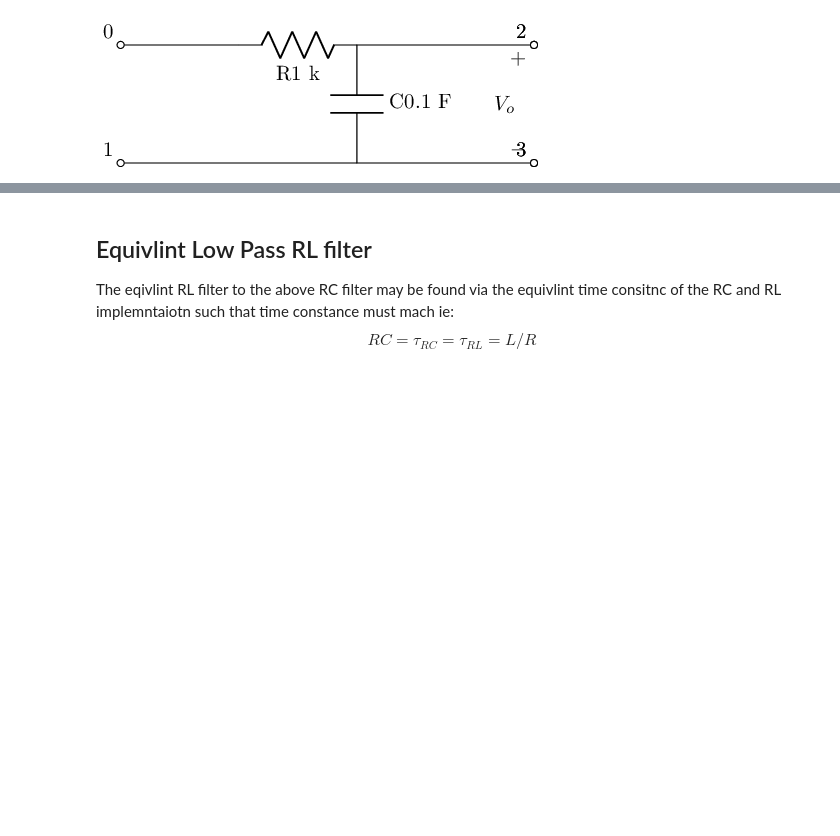
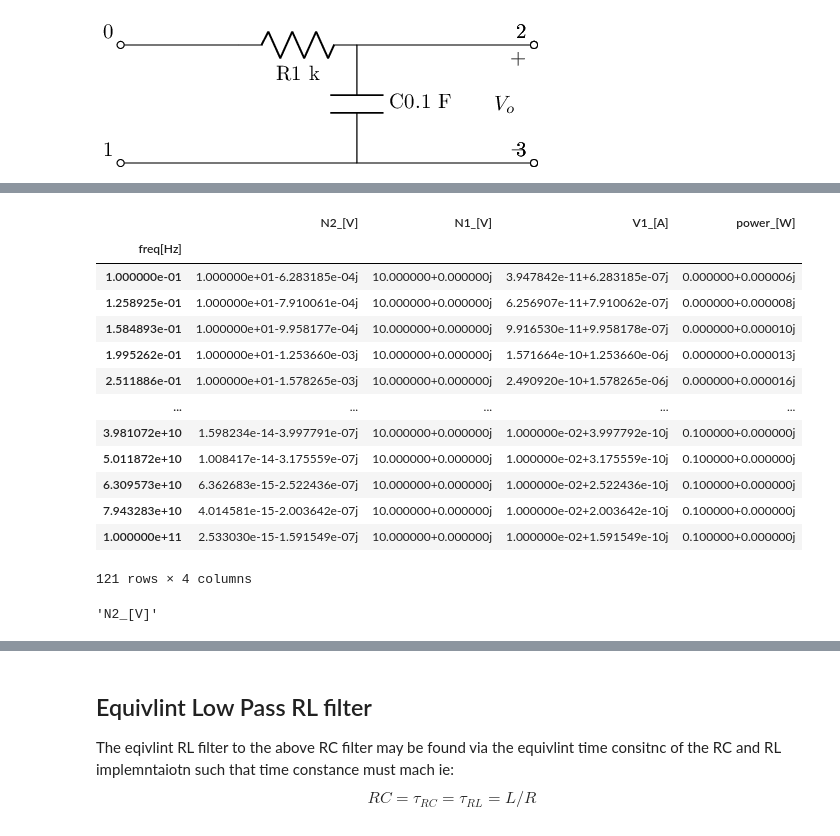
Before and after one commit to PyLCARS/Python-and-SPICE-Book, a Jupyter notebook: _build/jupyter_execute/AC_2/AC_2_RCL_filters.ipynb, the cells around one changed output, grey strips where cells are left out. Saved outputs shown, nothing was run; the diff lists cells and outputs as text; code cells hidden in the pictures; blank space fills up the shorter version.

```diff
--- a/_build/jupyter_execute/AC_2/AC_2_RCL_filters.ipynb
+++ b/_build/jupyter_execute/AC_2/AC_2_RCL_filters.ipynb
@@ -10,33 +11,6 @@ TODO:
 - add rlc filters
 - add filter desighn tool and filter cirucit generation tool
 - discues L->C passive conversion
-# %%
-class ac_ease():
-    def __init__(self, circ_netlist_obj):
-        self.circ_netlist_obj=circ_netlist_obj
-        self._build_table()
-
-    def _build_table(self):
-        self.fsweep_DF=pd.DataFrame(columns=['Start_freq', 'Stop_Freq', 'SamplingInc', 'StepType'])
-        self.fsweep_DF.at[len(self.fsweep_DF)]=[.1@u_Hz, 120@u_GHz, 10, 'decade']
-
-    def ac_sweep_setup(self, Start_freq, Stop_Freq, SamplingInc, StepType, display=False):
-        """
-        TODO:
-            -add assertions and translations for StepType
-            -add force change of 0Hz to .01Hz and warning for sweeps other then linear
-            -add display action
-        """
-        self.fsweep_DF.at[0]=[Start_freq, Stop_Freq, SamplingInc, StepType]
-
-    def _make_sim_control(self):
-        pass
-
-    def do_ac_sim(self):
-        pass
-
-    def record_ac_nodebranch(self):
-        pass
 # %%
 #%%writefile AC_2_Codes.py
 #Library import statements
@@ -164,0 +232,4 @@ No errors or warnings found during netlist generation.
+# %%
+ac_sweep=ac_ease(circ)
+ac_sweep.do_ac_sim()
+ac_sweep.ac_resultsNB_DF
@@ -164,0 +251,3 @@ No errors or warnings found during netlist generation.
+# %%
+data=ac_sweep.ac_resultsNB_DF
+data.copy()
@@ -164,0 +269,22 @@ No errors or warnings found during netlist generation.
+# %%
+data['power_[W]']=data['N1_[V]']*data['V1_[A]']
+data
+# %% [output]
+|  | N2_[V] | N1_[V] | V1_[A] | power_[W] |
+| freq[Hz] |  |  |  |  |
+| 1.000000e-01 | 1.000000e+01-6.283185e-04j | 10.000000+0.000000j | 3.947842e-11+6.283185e-07j | 0.000000+0.000006j |
+| 1.258925e-01 | 1.000000e+01-7.910061e-04j | 10.000000+0.000000j | 6.256907e-11+7.910062e-07j | 0.000000+0.000008j |
+| 1.584893e-01 | 1.000000e+01-9.958177e-04j | 10.000000+0.000000j | 9.916530e-11+9.958178e-07j | 0.000000+0.000010j |
+| 1.995262e-01 | 1.000000e+01-1.253660e-03j | 10.000000+0.000000j | 1.571664e-10+1.253660e-06j | 0.000000+0.000013j |
+| 2.511886e-01 | 1.000000e+01-1.578265e-03j | 10.000000+0.000000j | 2.490920e-10+1.578265e-06j | 0.000000+0.000016j |
+| ... | ... | ... | ... | ... |
+| 3.981072e+10 | 1.598234e-14-3.997791e-07j | 10.000000+0.000000j | 1.000000e-02+3.997792e-10j | 0.100000+0.000000j |
+| 5.011872e+10 | 1.008417e-14-3.175559e-07j | 10.000000+0.000000j | 1.000000e-02+3.175559e-10j | 0.100000+0.000000j |
+| 6.309573e+10 | 6.362683e-15-2.522436e-07j | 10.000000+0.000000j | 1.000000e-02+2.522436e-10j | 0.100000+0.000000j |
+| 7.943283e+10 | 4.014581e-15-2.003642e-07j | 10.000000+0.000000j | 1.000000e-02+2.003642e-10j | 0.100000+0.000000j |
+| 1.000000e+11 | 2.533030e-15-1.591549e-07j | 10.000000+0.000000j | 1.000000e-02+1.591549e-10j | 0.100000+0.000000j |
+121 rows × 4 columns
+# %%
+data.columns[0]
+# %% [output]
+'N2_[V]'
```
Also changed, not shown: parts of 42 cells of this notebook, 53 other files.
